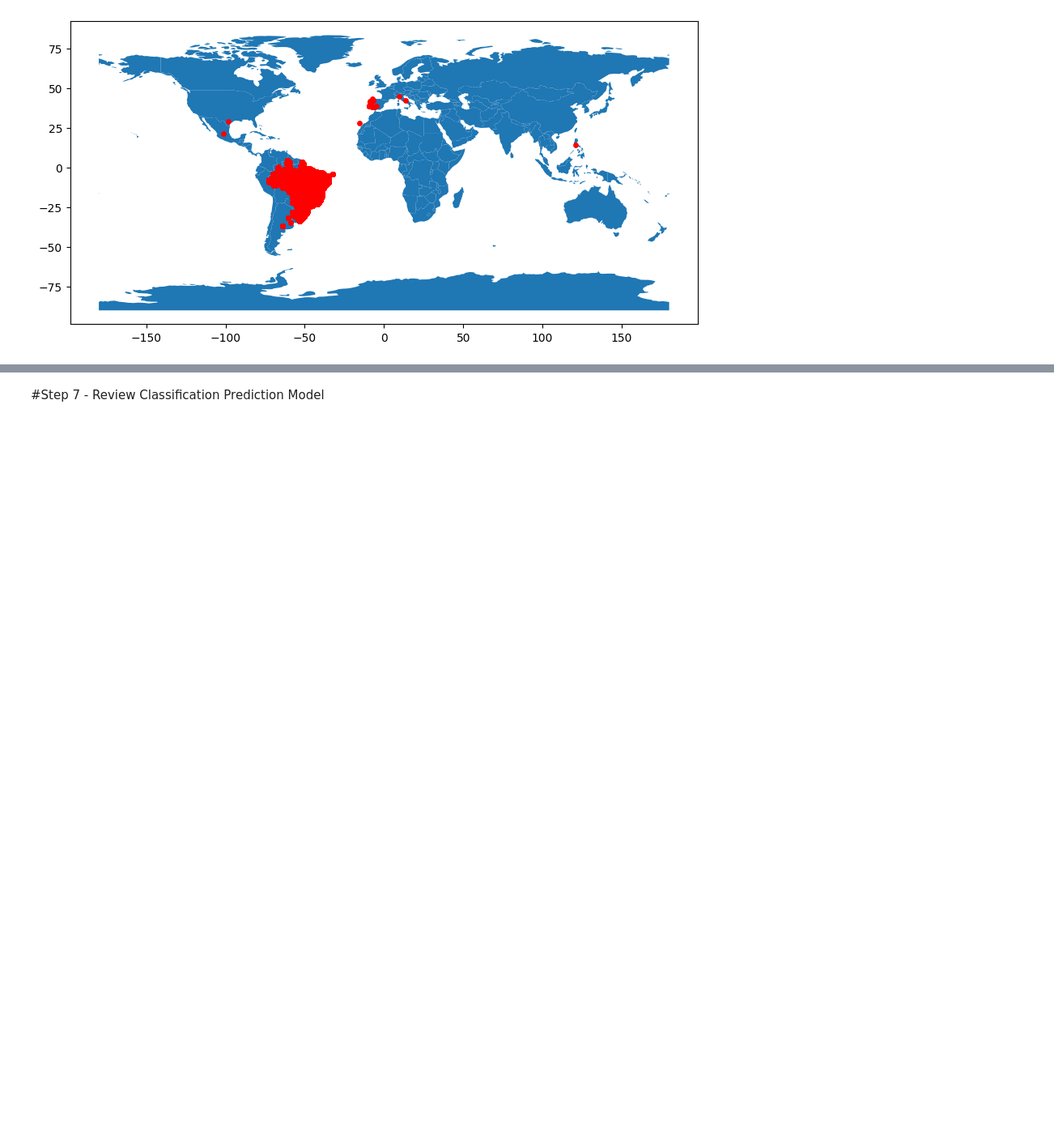
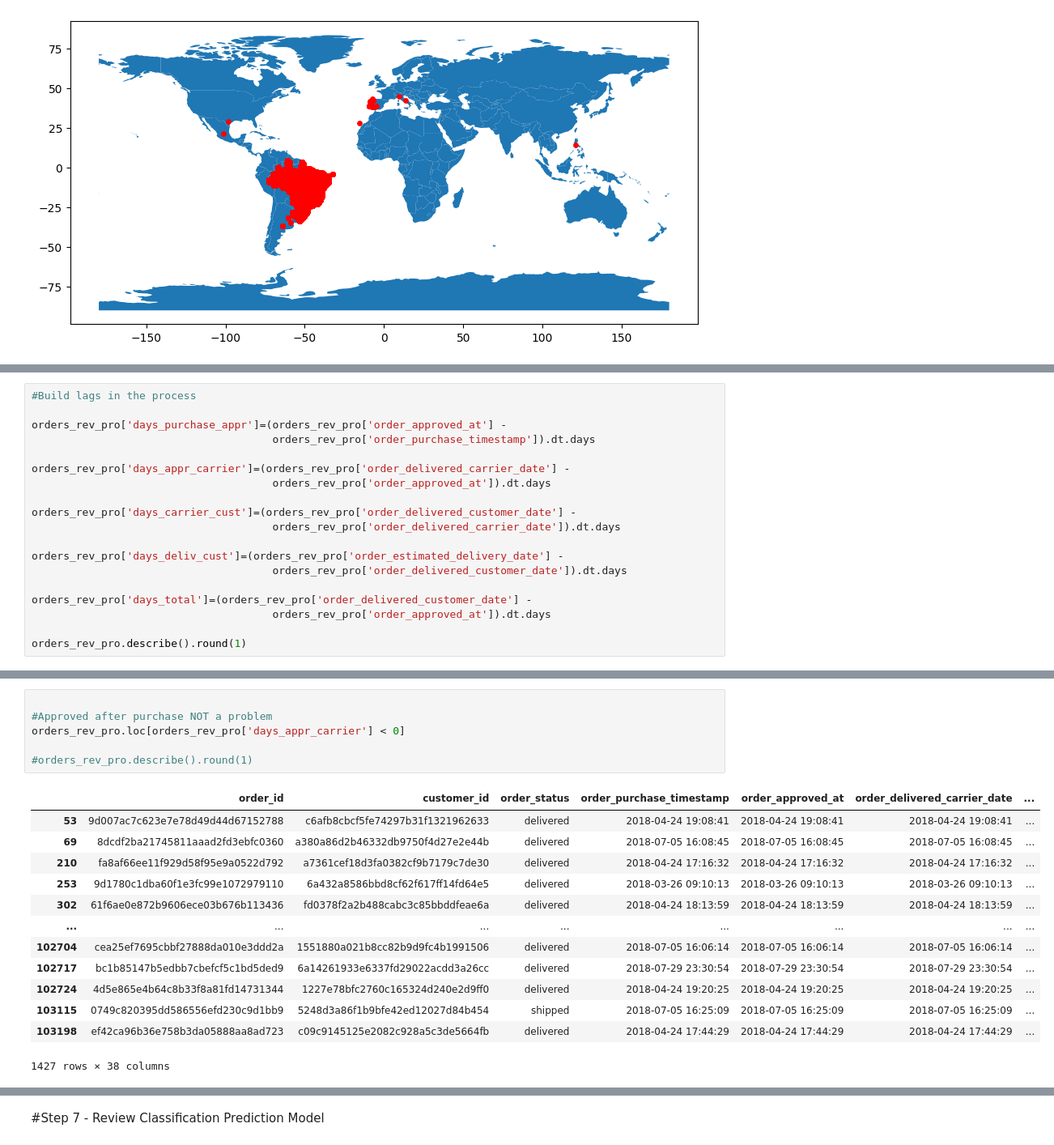
Before and after one commit to jrclavier/aurelius_ds_fin, a Jupyter notebook: Aurelius_WorkingSheet.ipynb, the cells around one changed output, grey strips where cells are left out. Shown at 81% size. Drawn from its saved outputs; the diff is of its cells as text; blank space fills up the shorter version.

```diff
--- a/Aurelius_WorkingSheet.ipynb
+++ b/Aurelius_WorkingSheet.ipynb
@@ -1115,0 +1083,19 @@ dtype: object
+# %%
+#Build lags in the process
+
+orders_rev_pro['days_purchase_appr']=(orders_rev_pro['order_approved_at'] -
+                                      orders_rev_pro['order_purchase_timestamp']).dt.days
+
+orders_rev_pro['days_appr_carrier']=(orders_rev_pro['order_delivered_carrier_date'] -
+                                      orders_rev_pro['order_approved_at']).dt.days
+
+orders_rev_pro['days_carrier_cust']=(orders_rev_pro['order_delivered_customer_date'] -
+                                      orders_rev_pro['order_delivered_carrier_date']).dt.days
+
+orders_rev_pro['days_deliv_cust']=(orders_rev_pro['order_estimated_delivery_date'] -
+                                      orders_rev_pro['order_delivered_customer_date']).dt.days
+
+orders_rev_pro['days_total']=(orders_rev_pro['order_delivered_customer_date'] -
+                                      orders_rev_pro['order_approved_at']).dt.days
+
+orders_rev_pro.describe().round(1)
@@ -1115,0 +1112,20 @@ dtype: object
+# %%
+
+#Approved after purchase NOT a problem
+orders_rev_pro.loc[orders_rev_pro['days_appr_carrier'] < 0]
+
+#orders_rev_pro.describe().round(1)
+# %% [output]
+|  | order_id | customer_id | order_status | order_purchase_timestamp | order_approved_at | order_delivered_carrier_date | ... |
+| 53 | 9d007ac7c623e7e78d49d44d67152788 | c6afb8cbcf5fe74297b31f1321962633 | delivered | 2018-04-24 19:08:41 | 2018-04-24 19:08:41 | 2018-04-24 19:08:41 | ... |
+| 69 | 8dcdf2ba21745811aaad2fd3ebfc0360 | a380a86d2b46332db9750f4d27e2e44b | delivered | 2018-07-05 16:08:45 | 2018-07-05 16:08:45 | 2018-07-05 16:08:45 | ... |
+| 210 | fa8af66ee11f929d58f95e9a0522d792 | a7361cef18d3fa0382cf9b7179c7de30 | delivered | 2018-04-24 17:16:32 | 2018-04-24 17:16:32 | 2018-04-24 17:16:32 | ... |
+| 253 | 9d1780c1dba60f1e3fc99e1072979110 | 6a432a8586bbd8cf62f617ff14fd64e5 | delivered | 2018-03-26 09:10:13 | 2018-03-26 09:10:13 | 2018-03-26 09:10:13 | ... |
+| 302 | 61f6ae0e872b9606ece03b676b113436 | fd0378f2a2b488cabc3c85bbddfeae6a | delivered | 2018-04-24 18:13:59 | 2018-04-24 18:13:59 | 2018-04-24 18:13:59 | ... |
+| ... | ... | ... | ... | ... | ... | ... | ... |
+| 102704 | cea25ef7695cbbf27888da010e3ddd2a | 1551880a021b8cc82b9d9fc4b1991506 | delivered | 2018-07-05 16:06:14 | 2018-07-05 16:06:14 | 2018-07-05 16:06:14 | ... |
+| 102717 | bc1b85147b5edbb7cbefcf5c1bd5ded9 | 6a14261933e6337fd29022acdd3a26cc | delivered | 2018-07-29 23:30:54 | 2018-07-29 23:30:54 | 2018-07-29 23:30:54 | ... |
+| 102724 | 4d5e865e4b64c8b33f8a81fd14731344 | 1227e78bfc2760c165324d240e2d9ff0 | delivered | 2018-04-24 19:20:25 | 2018-04-24 19:20:25 | 2018-04-24 19:20:25 | ... |
+| 103115 | 0749c820395dd586556efd230c9d1bb9 | 5248d3a86f1b9bfe42ed12027d84b454 | shipped | 2018-07-05 16:25:09 | 2018-07-05 16:25:09 | 2018-07-05 16:25:09 | ... |
+| 103198 | ef42ca96b36e758b3da05888aa8ad723 | c09c9145125e2082c928a5c3de5664fb | delivered | 2018-04-24 17:44:29 | 2018-04-24 17:44:29 | 2018-04-24 17:44:29 | ... |
+1427 rows × 38 columns
```
Also changed, not shown: parts of 12 cells of this notebook.
